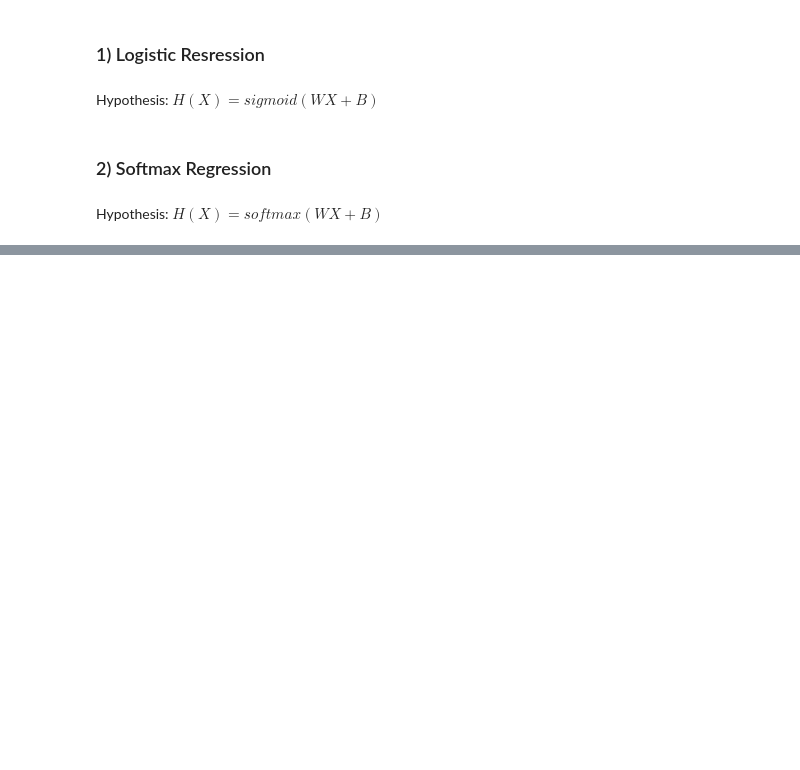
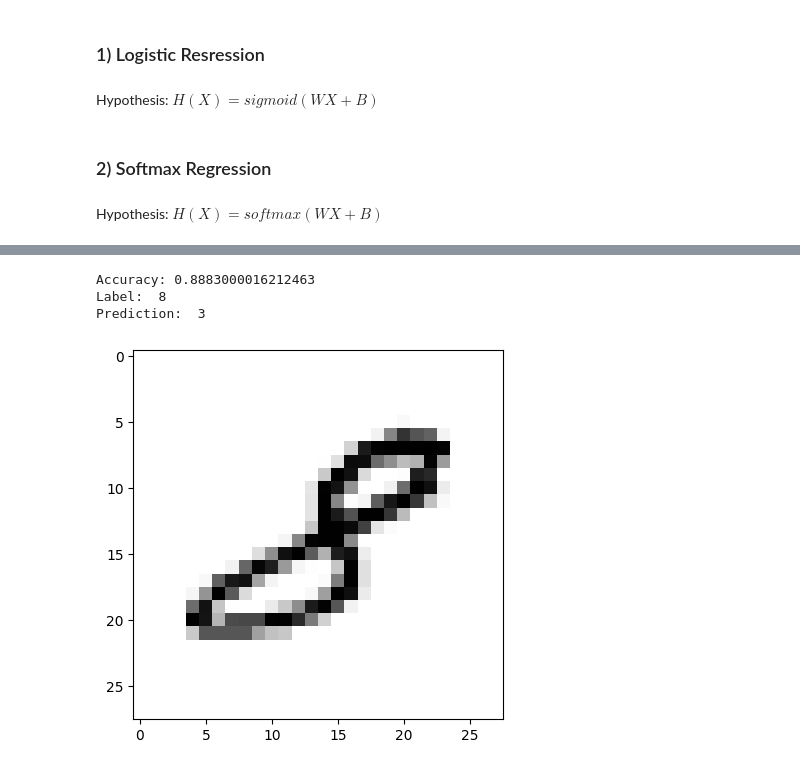
Before and after one commit to WoojinCho-Ryan/Studying-Pytorch, a Jupyter notebook: 5_Softmax_Regression.ipynb, the cells around one changed output, grey strips where cells are left out. Saved outputs shown, nothing was run; the diff lists cells and outputs as text; code cells hidden in the pictures; blank space fills up the shorter version.

```diff
--- a/5_Softmax_Regression.ipynb
+++ b/5_Softmax_Regression.ipynb
@@ -49,0 +467,5 @@ Hypothesis: $H(X) = softmax(WX + B)$
+# %%
+model = SoftmaxClassifierModel()
+
+# optimizer 설정
+optimizer = optim.SGD(model.parameters(), lr = 0.1)
@@ -49,0 +534,4 @@ Hypothesis: $H(X) = softmax(WX + B)$
+# %%
+USE_CUDA = torch.cuda.is_available() # GPU를 사용 가능하면 True, 아니면 False
+device = torch.device("cuda" if USE_CUDA else "cpu")
+print("다음 기기로 학습합니다:", device)
@@ -49,0 +552,11 @@ Hypothesis: $H(X) = softmax(WX + B)$
+# %%
+# MNIST dataset
+mnist_train = dsets.MNIST(root = 'MNIST_data/',
+                          train = True,
+                          transform = transforms.ToTensor(),
+                          download = True)
+
+mnist_test = dsets.MNIST(root = 'MNIST_data/',
+                         train = False,
+                         transform = transforms.ToTensor(),
+                         download = True)
@@ -49,0 +569,3 @@ Hypothesis: $H(X) = softmax(WX + B)$
+# %%
+# MNIST data image of shape 28 * 28 = 784
+linear = nn.Linear(784, 10, bias = True).to(device)
@@ -49,0 +615,27 @@ Hypothesis: $H(X) = softmax(WX + B)$
+# %%
+# test data를 사용하여 model testing
+with torch.no_grad(): # torch.no_grad()를 하면 gradient 계산을 수행하지 않음.
+  X_test = mnist_test.test_data.view(-1, 28 * 28).float().to(device)
+  Y_test = mnist_test.test_labels.to(device)
+
+  prediction = linear(X_test)
+  correct_prediction = torch.argmax(prediction, 1) == Y_test
+  accuracy = correct_prediction.float().mean()
+  print('Accuracy:', accuracy.item())
+
+  # MNIST text data에서 무작위로 하나를 뽑아서 prediction
+  r = random.randint(0, len(mnist_test) - 1)
+  X_single_data = mnist_test.test_data[r : r + 1].view(-1, 28 * 28).float().to(device)
+  Y_single_data = mnist_test.test_labels[r : r + 1].to(device)
+
+  print('Label: ', Y_single_data.item())
+  single_prediction = linear(X_single_data)
+  print('Prediction: ', torch.argmax(single_prediction, 1).item())
+
+  plt.imshow(mnist_test.test_data[r:r + 1].view(28, 28), cmap='Greys', interpolation='nearest')
+  plt.show()
+# %% [output]
+Accuracy: 0.8883000016212463
+Label:  8
+Prediction:  3
+[figure, added]
```
Also changed, not shown: parts of 95 cells of this notebook.
